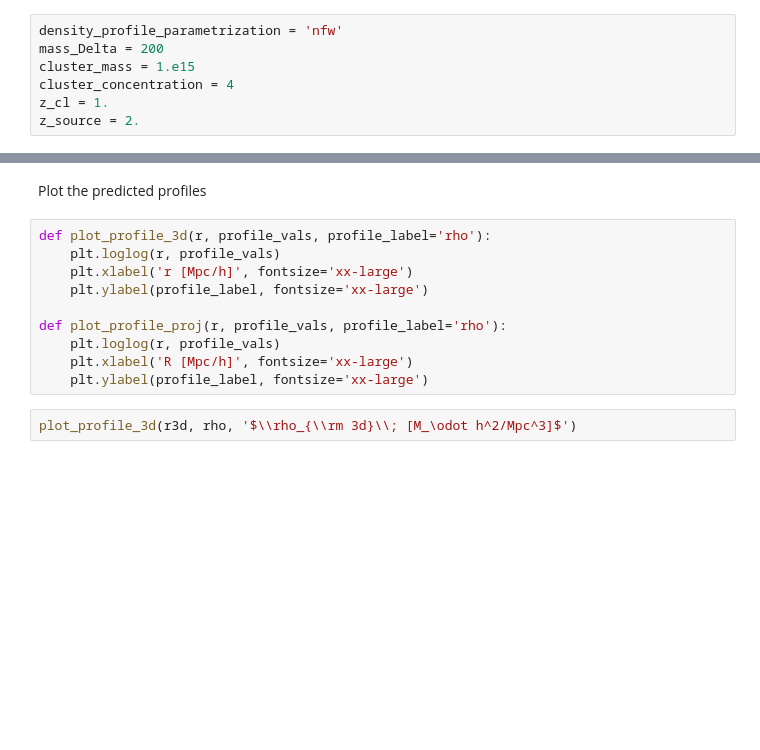
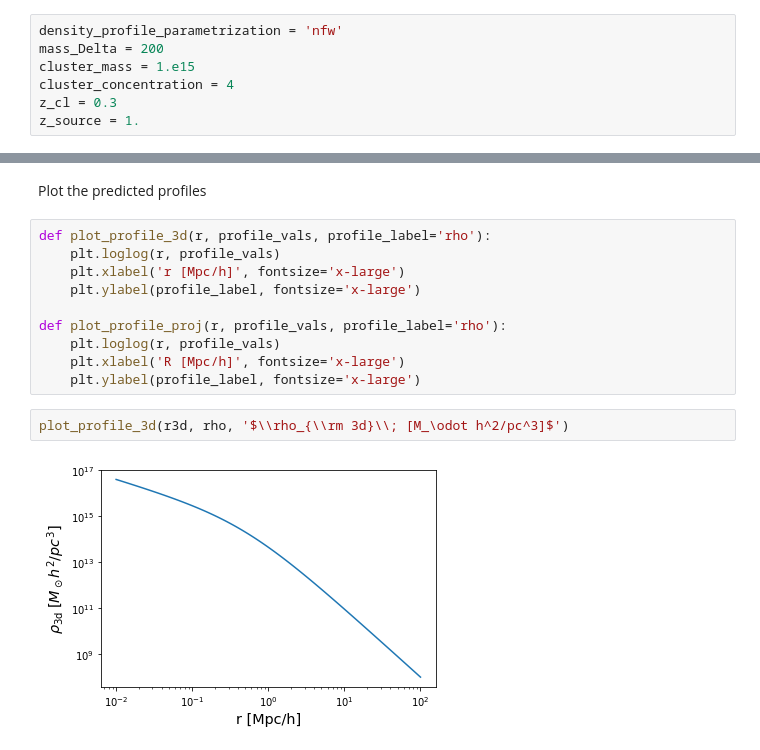
Before and after one commit to tguillemLSST/CLMM, a Jupyter notebook: examples/modeling_demo.ipynb, the cells around one changed output, grey strips where cells are left out. Drawn from its saved outputs; the diff is of its cells as text; blank space fills up the shorter version.

Commit message:
Add units to plots

```diff
--- a/examples/modeling_demo.ipynb
+++ b/examples/modeling_demo.ipynb
@@ -19,8 +19,8 @@ density_profile_parametrization = 'nfw'
 mass_Delta = 200
 cluster_mass = 1.e15
 cluster_concentration = 4
-z_cl = 1.
-z_source = 2.
+z_cl = 0.3
+z_source = 1.
 # %% [markdown]
 Quick test of all modeling functionality
 # %%
@@ -61,13 +61,15 @@ Plot the predicted profiles
 # %%
 def plot_profile_3d(r, profile_vals, profile_label='rho'):
     plt.loglog(r, profile_vals)
-    plt.xlabel('r [Mpc/h]', fontsize='xx-large')
-    plt.ylabel(profile_label, fontsize='xx-large')
+    plt.xlabel('r [Mpc/h]', fontsize='x-large')
+    plt.ylabel(profile_label, fontsize='x-large')
 
 def plot_profile_proj(r, profile_vals, profile_label='rho'):
     plt.loglog(r, profile_vals)
-    plt.xlabel('R [Mpc/h]', fontsize='xx-large')
-    plt.ylabel(profile_label, fontsize='xx-large')
+    plt.xlabel('R [Mpc/h]', fontsize='x-large')
+    plt.ylabel(profile_label, fontsize='x-large')
 # %%
-plot_profile_3d(r3d, rho, '$\\rho_{\\rm 3d}\\; [M_\odot h^2/Mpc^3]$')
+plot_profile_3d(r3d, rho, '$\\rho_{\\rm 3d}\\; [M_\odot h^2/pc^3]$')
+# %% [output]
+[figure, added]
 # %%
```
Also changed, not shown: parts of 5 cells of this notebook.
